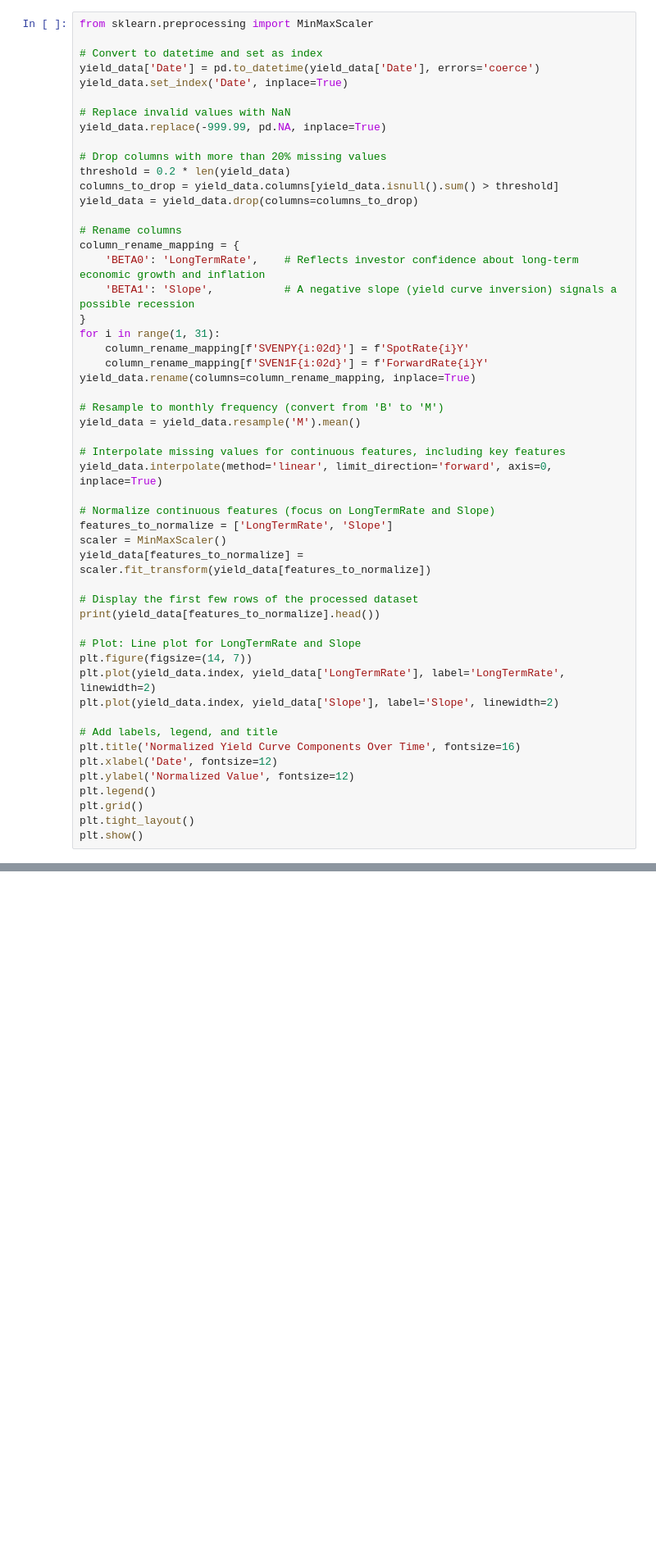
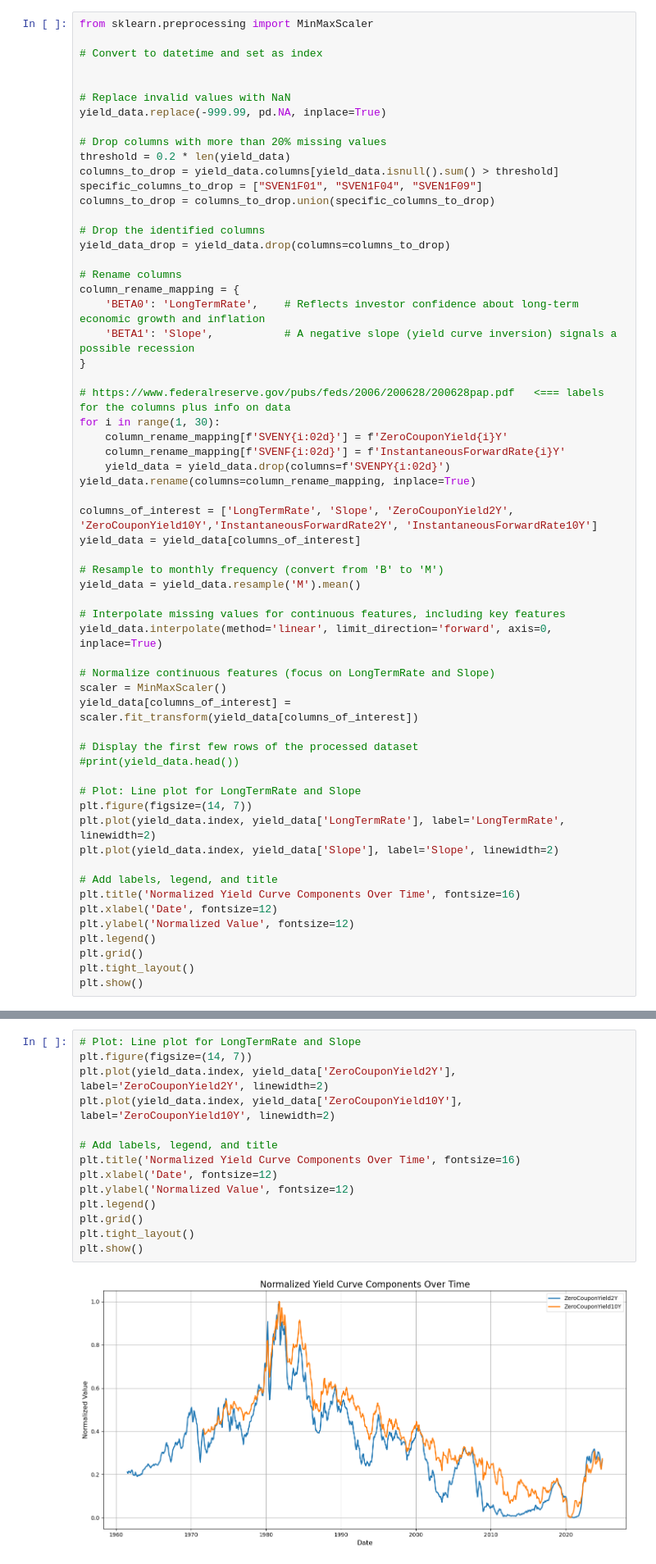
Before and after one commit to ChrisLato/AISE-4010-Project, a Jupyter notebook: preproc.ipynb, the cells around one changed output, grey strips where cells are left out. Shown at 82% size. Saved outputs shown, nothing was run; the diff lists cells and outputs as text; blank space fills up the shorter version.

Commit message:
fixed yield data
Chris combine data and export to a single csv file

```diff
--- a/preproc.ipynb
+++ b/preproc.ipynb
@@ -13,8 +15,7 @@ yield_data = pd.read_csv('data/yield.csv')
 from sklearn.preprocessing import MinMaxScaler
 
 # Convert to datetime and set as index
-yield_data['Date'] = pd.to_datetime(yield_data['Date'], errors='coerce')
-yield_data.set_index('Date', inplace=True)
+
 
 # Replace invalid values with NaN
 yield_data.replace(-999.99, pd.NA, inplace=True)
@@ -22,17 +23,27 @@ yield_data.replace(-999.99, pd.NA, inplace=True)
 # Drop columns with more than 20% missing values
 threshold = 0.2 * len(yield_data)
 columns_to_drop = yield_data.columns[yield_data.isnull().sum() > threshold]
-yield_data = yield_data.drop(columns=columns_to_drop)
+specific_columns_to_drop = ["SVEN1F01", "SVEN1F04", "SVEN1F09"]
+columns_to_drop = columns_to_drop.union(specific_columns_to_drop)
+
+# Drop the identified columns
+yield_data_drop = yield_data.drop(columns=columns_to_drop)
 
 # Rename columns
 column_rename_mapping = {
     'BETA0': 'LongTermRate',    # Reflects investor confidence about long-term economic growth and inflation
     'BETA1': 'Slope',           # A negative slope (yield curve inversion) signals a possible recession
 }
-for i in range(1, 31):
-    column_rename_mapping[f'SVENPY{i:02d}'] = f'SpotRate{i}Y'
-    column_rename_mapping[f'SVEN1F{i:02d}'] = f'ForwardRate{i}Y'
+
+# https://www.federalreserve.gov/pubs/feds/2006/200628/200628pap.pdf   <=== labels for the columns plus info on data
+for i in range(1, 30):
+    column_rename_mapping[f'SVENY{i:02d}'] = f'ZeroCouponYield{i}Y'
+    column_rename_mapping[f'SVENF{i:02d}'] = f'InstantaneousForwardRate{i}Y'
+    yield_data = yield_data.drop(columns=f'SVENPY{i:02d}')
 yield_data.rename(columns=column_rename_mapping, inplace=True)
+
+columns_of_interest = ['LongTermRate', 'Slope', 'ZeroCouponYield2Y', 'ZeroCouponYield10Y','InstantaneousForwardRate2Y', 'InstantaneousForwardRate10Y']
+yield_data = yield_data[columns_of_interest]
 
 # Resample to monthly frequency (convert from 'B' to 'M')
 yield_data = yield_data.resample('M').mean()
@@ -41,12 +52,11 @@ yield_data = yield_data.resample('M').mean()
 yield_data.interpolate(method='linear', limit_direction='forward', axis=0, inplace=True)
 
 # Normalize continuous features (focus on LongTermRate and Slope)
-features_to_normalize = ['LongTermRate', 'Slope']
 scaler = MinMaxScaler()
-yield_data[features_to_normalize] = scaler.fit_transform(yield_data[features_to_normalize])
+yield_data[columns_of_interest] = scaler.fit_transform(yield_data[columns_of_interest])
 
 # Display the first few rows of the processed dataset
-print(yield_data[features_to_normalize].head())
+#print(yield_data.head())
 
 # Plot: Line plot for LongTermRate and Slope
 plt.figure(figsize=(14, 7))
@@ -72,4 +75,20 @@ Date
 [figure]
+# %%
+# Plot: Line plot for LongTermRate and Slope
+plt.figure(figsize=(14, 7))
+plt.plot(yield_data.index, yield_data['ZeroCouponYield2Y'], label='ZeroCouponYield2Y', linewidth=2)
+plt.plot(yield_data.index, yield_data['ZeroCouponYield10Y'], label='ZeroCouponYield10Y', linewidth=2)
+
+# Add labels, legend, and title
+plt.title('Normalized Yield Curve Components Over Time', fontsize=16)
+plt.xlabel('Date', fontsize=12)
+plt.ylabel('Normalized Value', fontsize=12)
+plt.legend()
+plt.grid()
+plt.tight_layout()
+plt.show()
+# %% [output]
+[figure, added]
 # %% [markdown]
 ### Unemployment
 # %%
```
Also changed, not shown: parts of 2 cells of this notebook, 3 other files.
